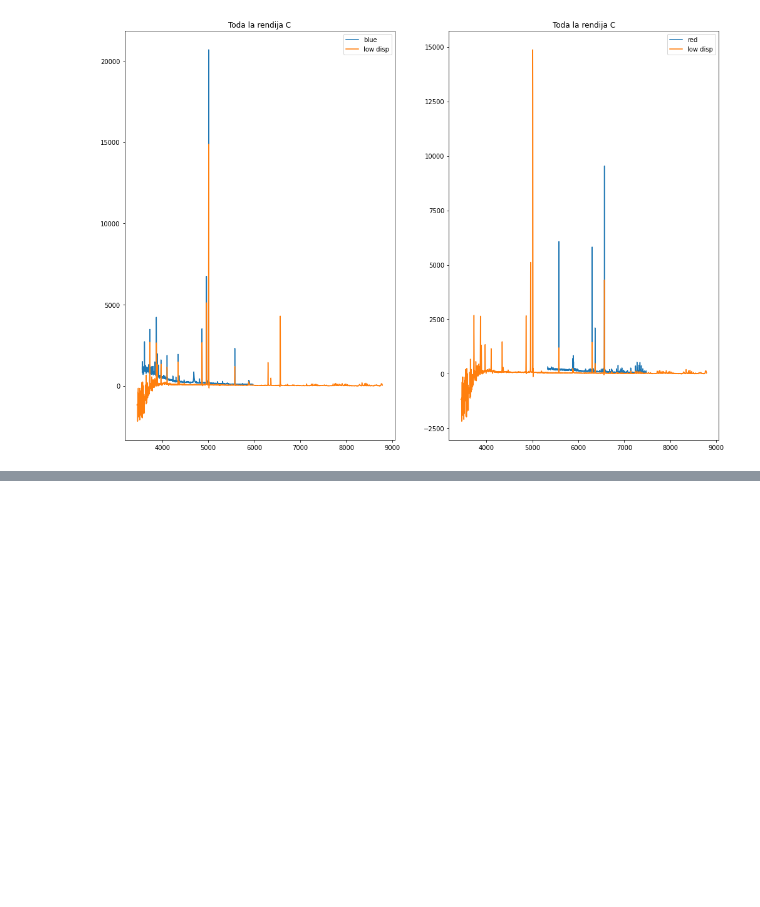
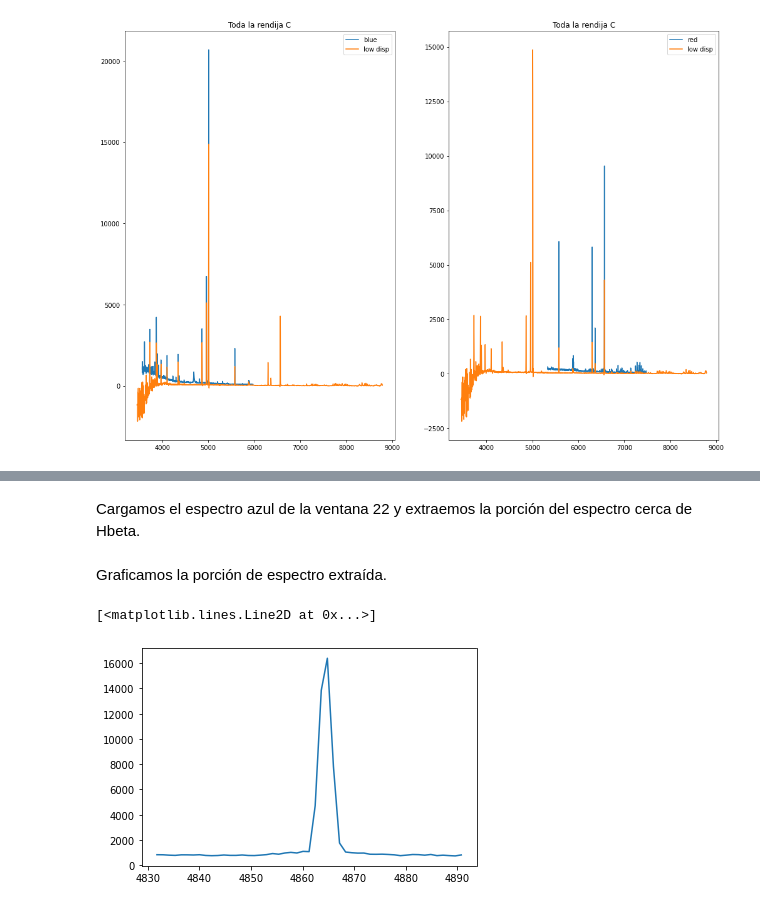
Before and after one commit to aida-wofford/Andres, a Jupyter notebook: slit_c_balmer.ipynb, the cells around one changed output, grey strips where cells are left out. Saved outputs shown, nothing was run; the diff lists cells and outputs as text; code cells hidden in the pictures; blank space fills up the shorter version.

```diff
--- a/slit_c_balmer.ipynb
+++ b/slit_c_balmer.ipynb
@@ -82,0 +137,2 @@ def func(x, *params):
+# %% [markdown]
+Cargamos el espectro azul de la ventana 22 y extraemos la porción del espectro cerca de Hbeta.
@@ -82,0 +145,9 @@ def func(x, *params):
+# %% [markdown]
+Graficamos la porción de espectro extraída.
+# %%
+import matplotlib.pyplot as plt
+%matplotlib inline
+plt.plot(subx, suby)
+# %% [output]
+[<matplotlib.lines.Line2D at 0x...>]
+[figure, added]
```
Also changed, not shown: parts of 18 cells of this notebook.
